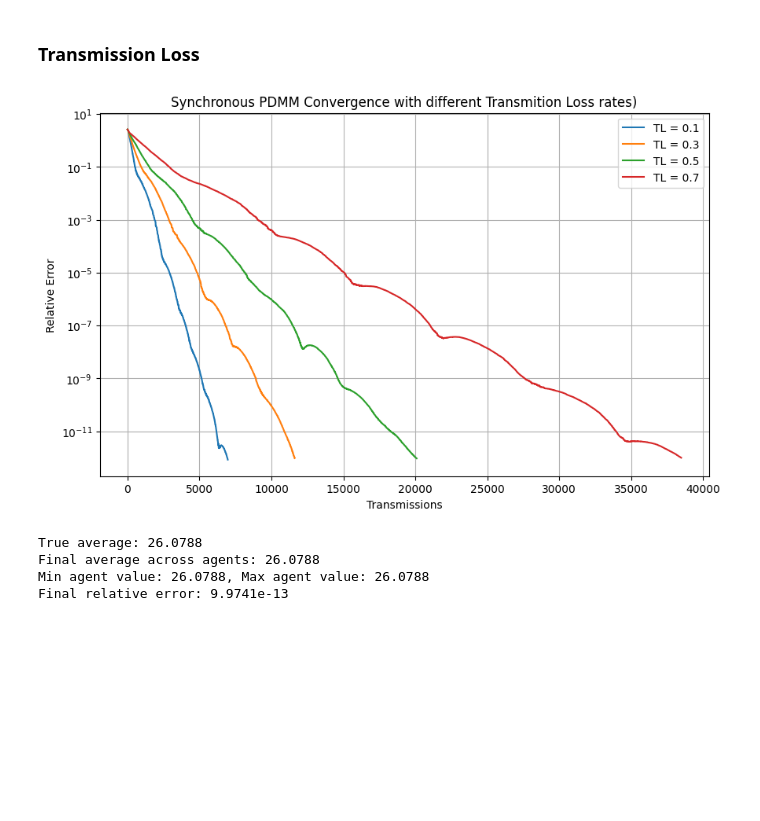
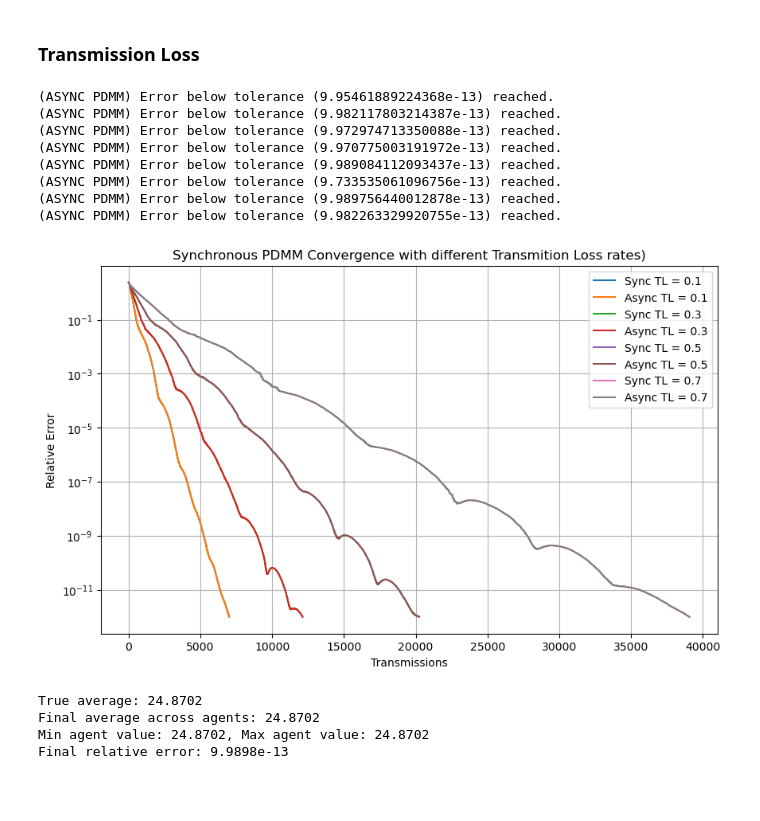
Before and after one commit to AybarsManav/PDMM, a Jupyter notebook: main.ipynb, the cells around one changed output. Drawn from its saved outputs; the diff is of its cells as text; code cells hidden in the pictures; blank space fills up the shorter version.

```diff
--- a/main.ipynb
+++ b/main.ipynb
@@ -187,12 +191,11 @@ sensor_values = np.random.randn(n) * 10 + 25
 
 errors_sync, values_sync, n_transmissions_sync = pdmm_sync(sensor_values, adjacency_matrix, rho, max_transmissions, tolerance)
 errors_async, values_async, n_transmissions_async = pdmm_async(sensor_values, adjacency_matrix, rho, max_transmissions, tolerance)
-values, errors, time = gossip_step(sensor_values, adjacency_matrix, max_ticks=10000)
-errors, x = pdmm_median(sensor_values, adjacency_matrix, rho,  max_transmissions, tolerance)
+values, errors_gossip, time = gossip_step(sensor_values, adjacency_matrix, max_ticks=max_transmissions)
 plt.figure(figsize=(10, 6))
 plt.semilogy(range(len(errors_sync)), errors_sync, label='Synchronous PDMM')
 plt.semilogy(range(len(errors_async)), errors_async, label='Asynchronous PDMM')
-plt.semilogy(range(len(errors[:len(errors_async)])), errors[:len(errors_async)], label='Randomized Gossip')
+plt.semilogy(range(len(errors_gossip)), errors_gossip, label='Randomized Gossip')
 plt.xlabel('Transmissions')
 plt.ylabel('Relative Error')
 plt.legend()
@@ -246,33 +257,43 @@ plt.show()
 # %%
 # PDMM parameters
 max_transmissions = 1e6             # Max PDMM iterations
 rho = 0.5                           # Penalty parameter (c)
 tolerance = 1e-12                   # Convergence tolerance
 sensor_values = np.random.randn(n) * 10 + 25
 
 
 transmissions = [0.1,0.3,0.5,0.7]
 plt.figure(figsize=(10, 6))
 for i in range(len(transmissions)):
     errors, values, n_transmissions = pdmm_sync(sensor_values, adjacency_matrix, rho, max_transmissions, tolerance,transmissions[i])
-    plt.semilogy(range(len(errors)), errors, label=f"TL = {transmissions[i]}")
+    plt.semilogy(range(len(errors)), errors, label=f"Sync TL = {transmissions[i]}")
+    errors_async, values_async, n_transmissions_async = pdmm_async(sensor_values, adjacency_matrix, rho, max_transmissions, tolerance,transmissions[i])
+    plt.semilogy(range(len(errors_async)), errors_async, label=f"Async TL = {transmissions[i]}")
 
 plt.xlabel('Transmissions')
 plt.ylabel('Relative Error')
 plt.title(f'Synchronous PDMM Convergence with different Transmition Loss rates)')
 plt.grid(True)
 plt.legend()
 plt.show()
 print(f"True average: {np.mean(sensor_values):.4f}")
 print(f"Final average across agents: {np.mean(values):.4f}")
 print(f"Min agent value: {np.min(values):.4f}, Max agent value: {np.max(values):.4f}")
 print(f"Final relative error: {errors[-1]:.4e}")
 # %% [output]
+(ASYNC PDMM) Error below tolerance (9.95461889224368e-13) reached.
+(ASYNC PDMM) Error below tolerance (9.982117803214387e-13) reached.
+(ASYNC PDMM) Error below tolerance (9.972974713350088e-13) reached.
+(ASYNC PDMM) Error below tolerance (9.970775003191972e-13) reached.
+(ASYNC PDMM) Error below tolerance (9.989084112093437e-13) reached.
+(ASYNC PDMM) Error below tolerance (9.733535061096756e-13) reached.
+(ASYNC PDMM) Error below tolerance (9.989756440012878e-13) reached.
+(ASYNC PDMM) Error below tolerance (9.982263329920755e-13) reached.
-[figure, old version]
+[figure, new version]
-True average: 26.0788
-Final average across agents: 26.0788
-Min agent value: 26.0788, Max agent value: 26.0788
-Final relative error: 9.9741e-13
+True average: 24.8702
+Final average across agents: 24.8702
+Min agent value: 24.8702, Max agent value: 24.8702
+Final relative error: 9.9898e-13
 # %% [markdown]
 ##
 # %% [markdown]
```
Also changed, not shown: parts of 7 cells of this notebook, 1 other file.
